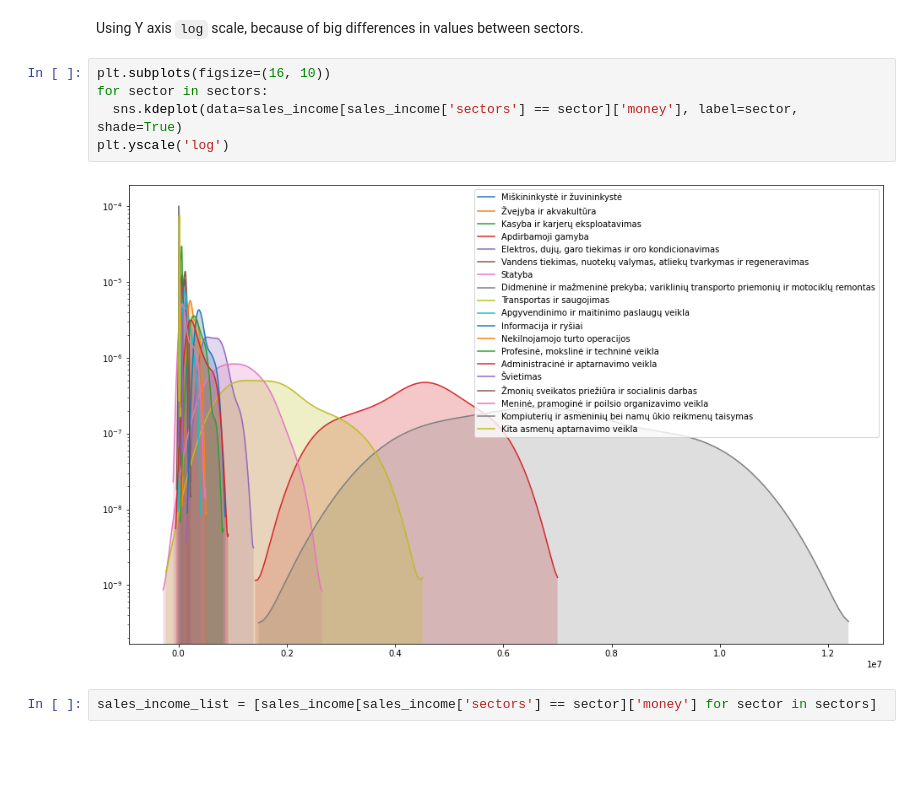
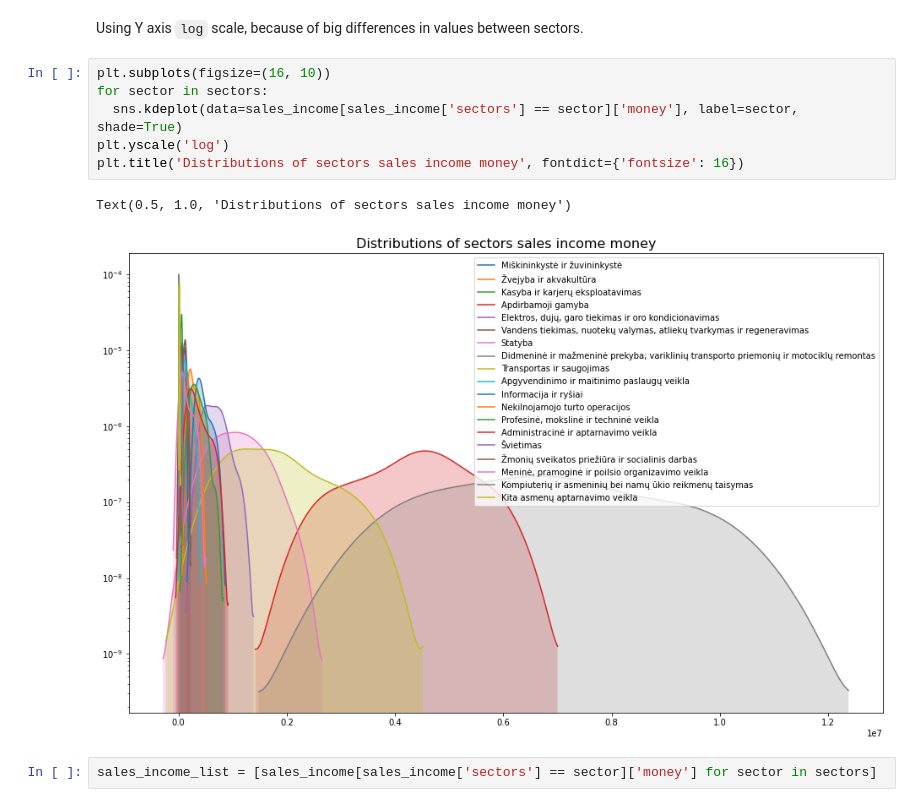
Before and after one commit to Venckus/lt-sectors-analysis, a Jupyter notebook: lt_economy_sectors.ipynb, the cells around one changed output. Saved outputs shown, nothing was run; the diff lists cells and outputs as text; blank space fills up the shorter version.

Commit message:
Small tuning of titles

```diff
--- a/lt_economy_sectors.ipynb
+++ b/lt_economy_sectors.ipynb
@@ -231,10 +234,12 @@ Using Y axis `log` scale, because of big differences in values between sectors.
 # %%
 plt.subplots(figsize=(16, 10))
 for sector in sectors:
   sns.kdeplot(data=sales_income[sales_income['sectors'] == sector]['money'], label=sector, shade=True)
 plt.yscale('log')
+plt.title('Distributions of sectors sales income money', fontdict={'fontsize': 16})
 # %% [output]
+Text(0.5, 1.0, 'Distributions of sectors sales income money')
-[figure, old version]
+[figure, new version]
 # %%
 sales_income_list = [sales_income[sales_income['sectors'] == sector]['money'] for sector in sectors]
 # %% [markdown]
```
Also changed, not shown: parts of 19 cells of this notebook.
